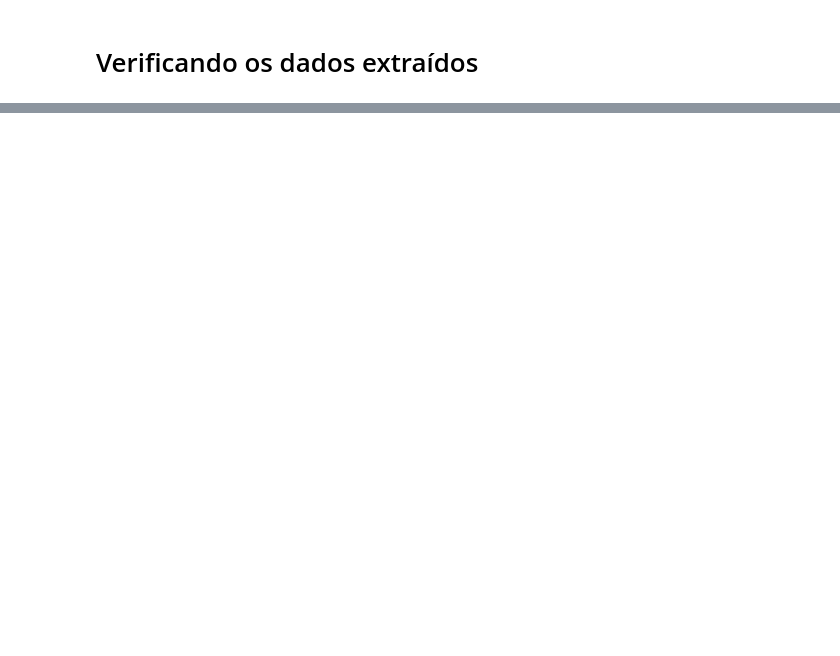
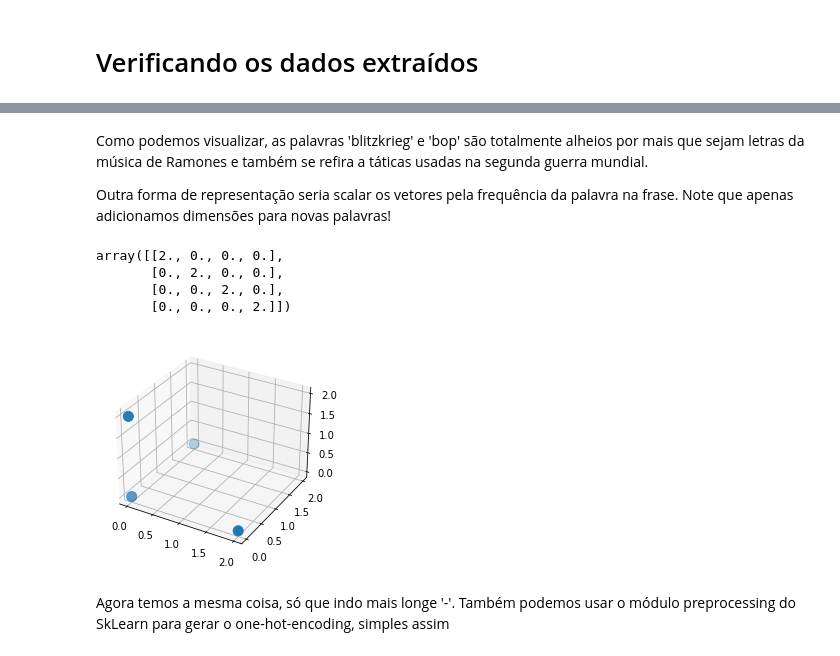
Before and after one commit to thalesaguiar21/fakenews, a Jupyter notebook: notebooks/aula02.ipynb, the cells around one changed output, grey strips where cells are left out. Saved outputs shown, nothing was run; the diff lists cells and outputs as text; code cells hidden in the pictures; blank space fills up the shorter version.

```diff
--- a/notebooks/aula02.ipynb
+++ b/notebooks/aula02.ipynb
@@ -12,0 +111,28 @@ FileNotFoundError: [Errno 2] No such file or directory: '/home/thalesaguiar/Dev/
+# %% [markdown]
+Como podemos visualizar, as palavras 'blitzkrieg' e 'bop' são totalmente alheios por mais que sejam letras da música de Ramones e também se refira a táticas usadas na segunda guerra mundial.
+
+Outra forma de representação seria scalar os vetores pela frequência da palavra na frase. Note que apenas adicionamos dimensões para novas palavras!
+# %%
+words = ['hey', 'ho', 'lets', 'go', 'hey', 'ho', 'lets', 'go']
+ndim = np.unique(words).size
+encodes_lower_dim = np.identity(ndim) * 2
+encodes_lower_dim
+# %% [output]
+array([[2., 0., 0., 0.],
+       [0., 2., 0., 0.],
+       [0., 0., 2., 0.],
+       [0., 0., 0., 2.]])
+# %%
+fig = plt.figure()
+ax = fig.add_subplot(111, projection='3d')
+
+xoord = encodes_lower_dim[:, 0]
+yoord = encodes_lower_dim[:, 1]
+zoord = encodes_lower_dim[:, 2]
+scatter = ax.scatter(xoord, yoord, zoord, marker='o', s=100)
+plt.show()
+# %% [output]
+[figure, added]
+# %% [markdown]
+Agora temos a mesma coisa, só que indo mais longe '-'.
+Também podemos usar o módulo preprocessing do SkLearn para gerar o one-hot-encoding, simples assim
```
Also changed, not shown: parts of 64 cells of this notebook.
